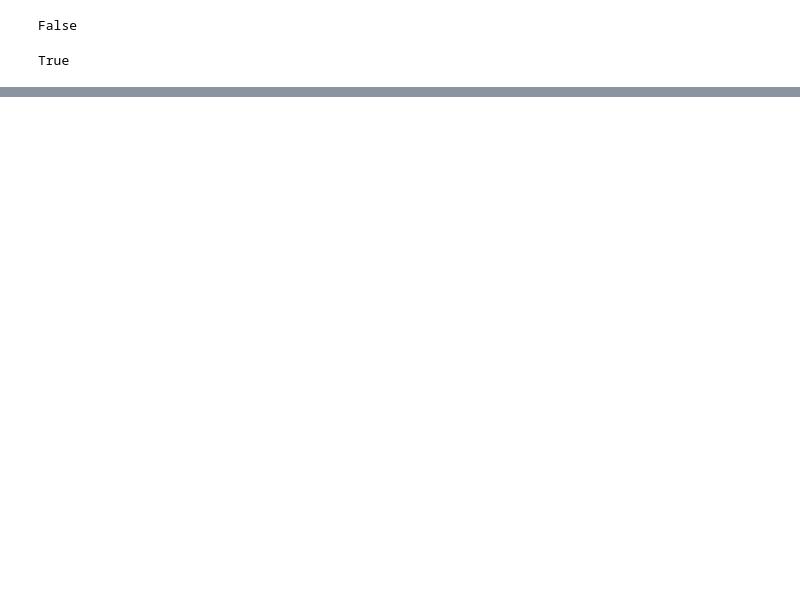
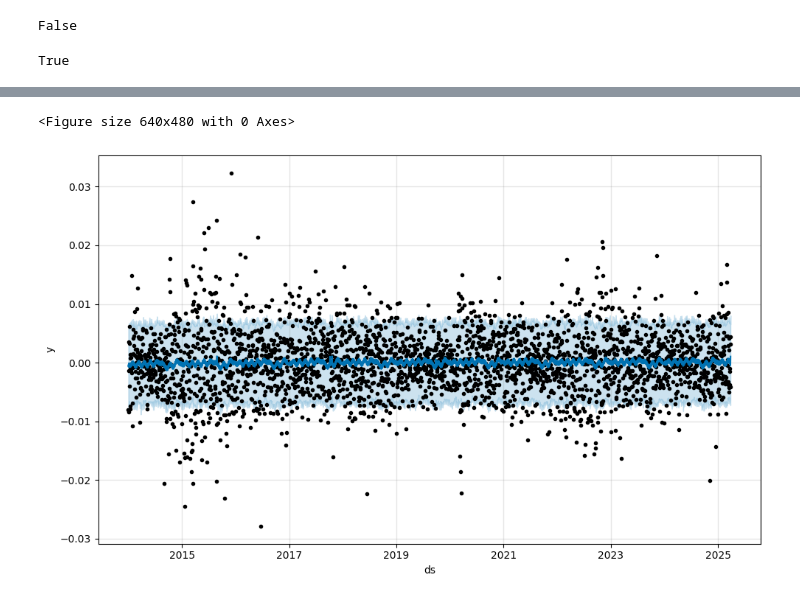
Before and after one commit to badassdatascience/badass-data-science, a Jupyter notebook: badassdatascience/forex/facebook_prophet/EDA.ipynb, the cells around one changed output, grey strips where cells are left out. Cells and saved outputs as stored; diff of their text form; code cells hidden in the pictures; blank space fills up the shorter version.

```diff
--- a/badassdatascience/forex/facebook_prophet/EDA.ipynb
+++ b/badassdatascience/forex/facebook_prophet/EDA.ipynb
@@ -204,0 +260,5 @@ cdf.df_mid_test
+# %%
+list_of_dates = [x.date() for x in cdf.df['timestamp_dt_Eastern']]
+
+df_to_fb_prophet = pd.DataFrame({'ds' : list_of_dates, 'y' : cdf.df['mid_return']})
+df_to_fb_prophet
@@ -204,0 +279,8 @@ cdf.df_mid_test
+# %%
+from prophet import Prophet
+m = Prophet()
+m.fit(df_to_fb_prophet)
+
+future = m.make_future_dataframe(periods = 1)
+forecast = m.predict(future)
+forecast[['ds', 'yhat', 'yhat_lower', 'yhat_upper']]
@@ -205,3 +311,11 @@ cdf.df_mid_test
+# %%
+plt.figure()
+m.plot(forecast)
+plt.show()
+plt.close()
+# %% [output]
+<Figure size 640x480 with 0 Axes>
+[figure, added]
 # %%
 #
 # Forex spreads are the differences between the bid price (the price at which you can sell a currency pair) and the ask price (the price at which you can buy a currency pair). This spread is essentially the cost of trading and the primary way that forex brokers make money. The size of the spread depends on market liquidity, volatility, and the specific currency pair being traded.
```
Also changed, not shown: parts of 10 cells of this notebook.
